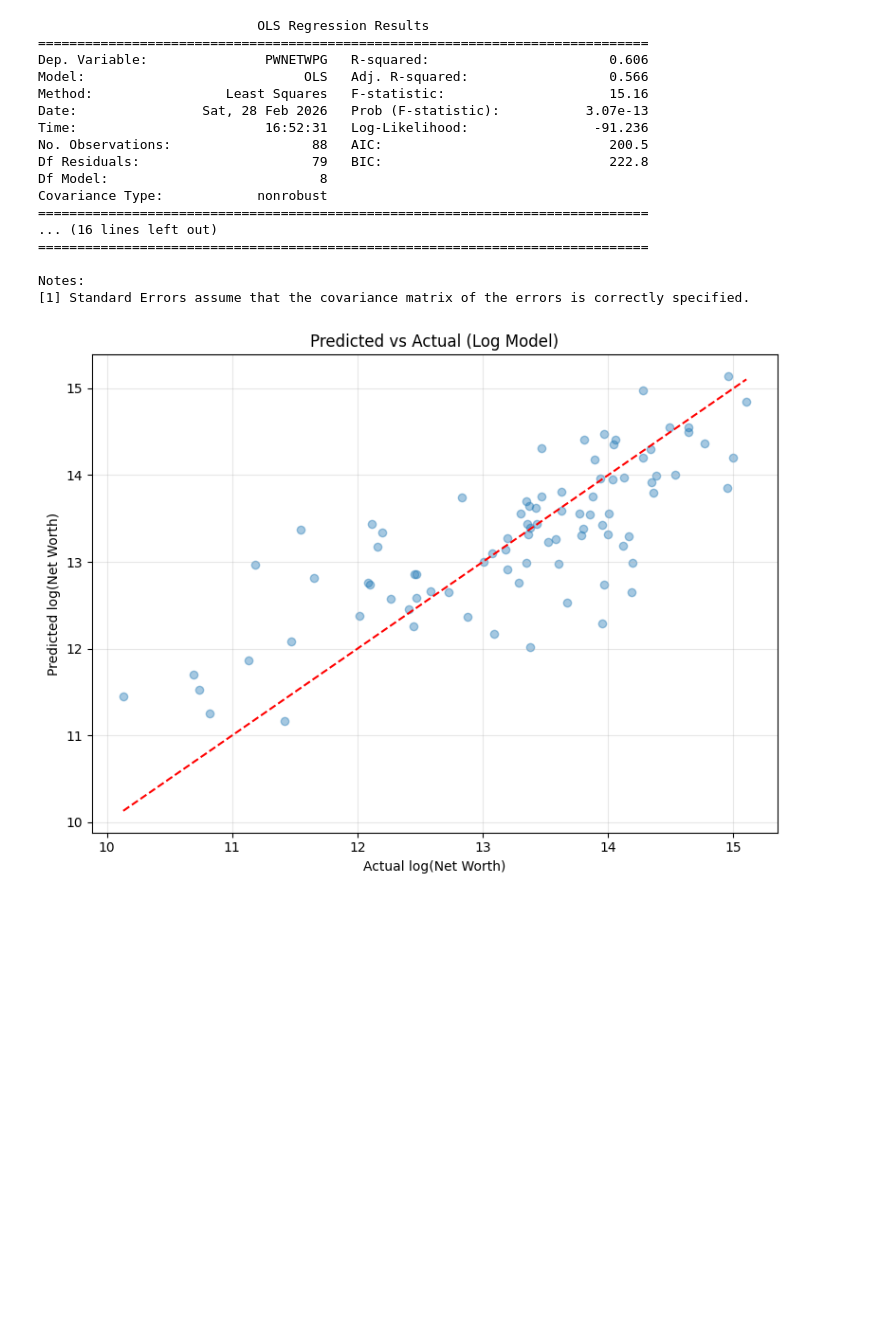
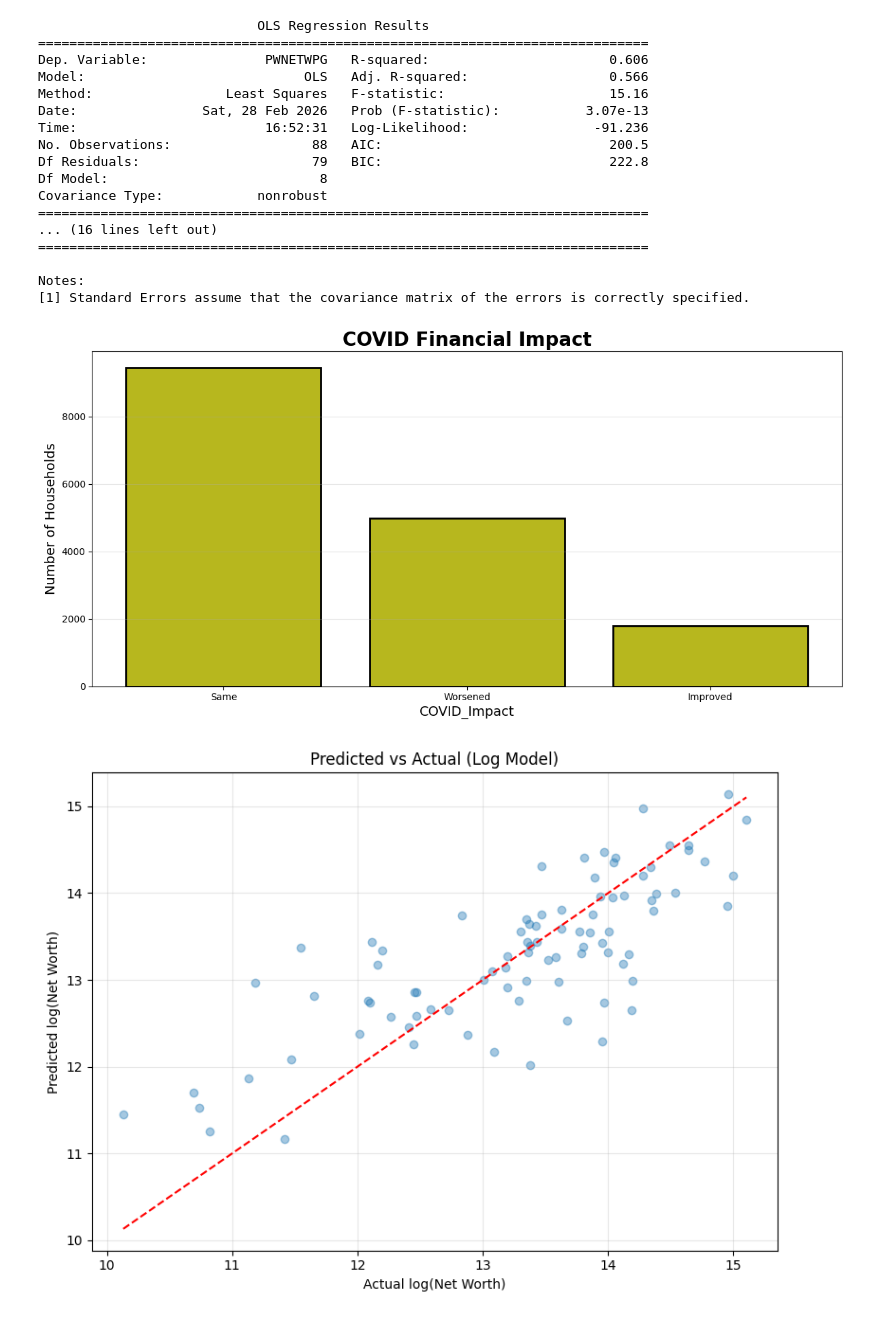
Before and after one commit to BobbyLee531/SDSS-datathon, a Jupyter notebook: personal_finance_dataset.ipynb, the cells around one changed output. Saved outputs shown, nothing was run; the diff lists cells and outputs as text; code cells hidden in the pictures; blank space fills up the shorter version.

```diff
--- a/personal_finance_dataset.ipynb
+++ b/personal_finance_dataset.ipynb
@@ -482,6 +482,43 @@ Covariance Type:            nonrobust
 
 Notes:
 [1] Standard Errors assume that the covariance matrix of the errors is correctly specified.
+# %%
+impact_map = {
+    1: "Improved",
+    2: "Worsened",
+    3: "Same"
+}
+
+df = df[df["PATTSITC"].isin(impact_map.keys())]
+df["COVID_Impact"] = df["PATTSITC"].map(impact_map)
+
+# Count households
+counts = (
+    df["COVID_Impact"]
+    .value_counts()
+    .reindex(["Same", "Worsened", "Improved"])
+)
+
+# Plot
+plt.figure(figsize=(12,6))
+
+plt.bar(
+    counts.index,
+    counts.values,
+    color="#B7B71E",   # olive tone
+    edgecolor="black",
+    linewidth=2
+)
+
+plt.title("COVID Financial Impact", fontsize=20, fontweight="bold")
+plt.xlabel("COVID_Impact", fontsize=14)
+plt.ylabel("Number of Households", fontsize=14)
+
+plt.grid(axis="y", alpha=0.3)
+plt.tight_layout()
+plt.show()
+# %% [output]
+[figure, added]
 # %%
 y_pred = model.predict(X)
 
```
